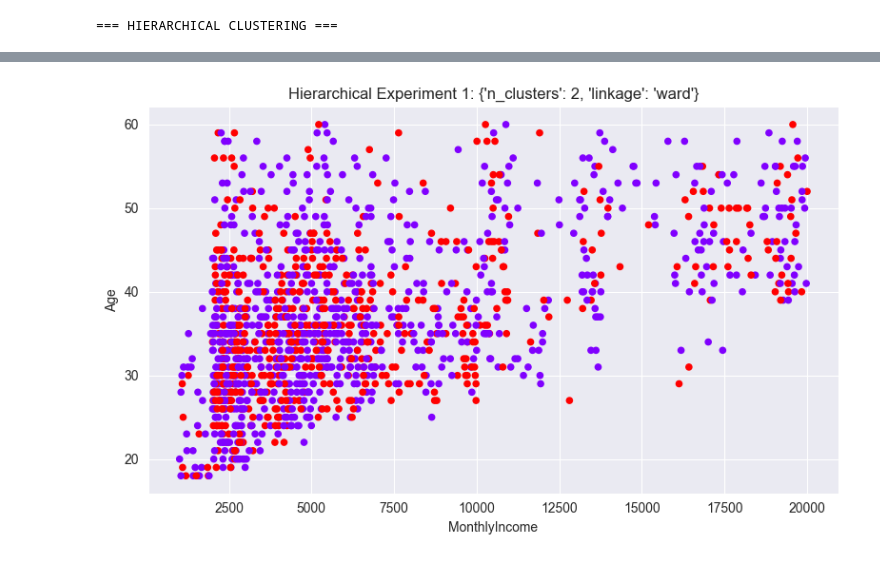
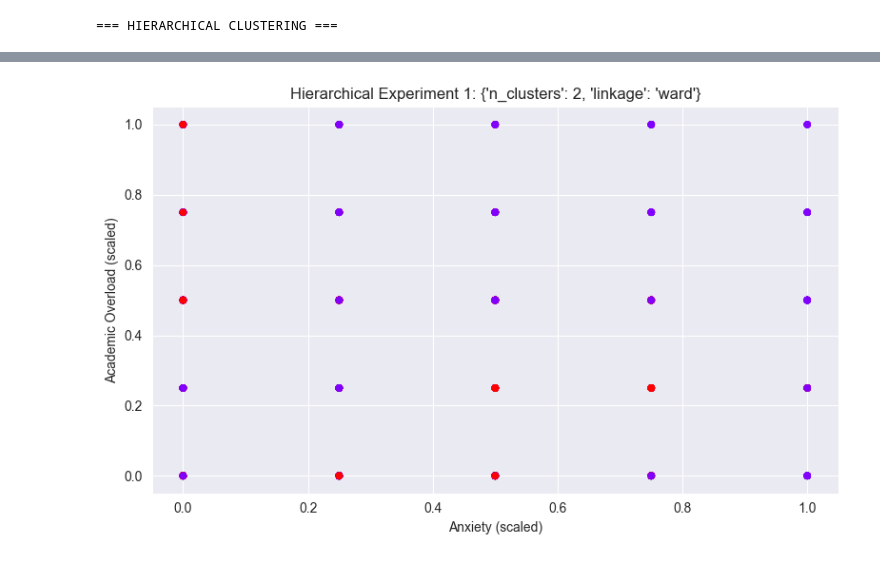
Before and after one commit to Brabham1/machine-learning, a Jupyter notebook: sample.ipynb, the cells around one changed output, grey strips where cells are left out. Cells and saved outputs as stored; diff of their text form; code cells hidden in the pictures.

```diff
--- a/sample.ipynb
+++ b/sample.ipynb
@@ -257,81 +304,72 @@ weighted avg       0.79      0.77      0.78       441
 # %%
-import numpy as np
-from sklearn.neighbors import NearestNeighbors
-from sklearn.cluster import KMeans, DBSCAN
-from sklearn.metrics import silhouette_score
+df = pd.read_csv("Stress_Dataset_cleaned.csv")
+X_raw = df.drop(columns=["stress_type"])
 
-df = pd.read_csv('HR_Analytics_cleaned.csv')
-X = df.drop(columns=['Attrition'])
 
-# === K-Means (5 different k values) ===
+scaler = MinMaxScaler()
+X = pd.DataFrame(scaler.fit_transform(X_raw), columns=X_raw.columns)
+
+
 print("=== K-MEANS ===")
 k_values = [2, 3, 4, 5, 6]
 silhouette_scores = []
 
 for k in k_values:
-      kmeans = KMeans(n_clusters=k, init='k-means++', random_state=42)
-      labels = kmeans.fit_predict(X)
-      score = silhouette_score(X, labels)
-      silhouette_scores.append(score)
-      print(f"k={k} | Silhouette Score: {score:.4f}")
+    kmeans = KMeans(n_clusters=k, init="k-means++", random_state=42)
+    labels = kmeans.fit_predict(X)
+    score = silhouette_score(X, labels)
+    silhouette_scores.append(score)
+    print(f"k={k} | Silhouette Score: {score:.4f}")
 
 plt.figure(figsize=(8, 5))
-plt.plot(k_values, silhouette_scores, marker='o')
-plt.xlabel('Number of Clusters (k)')
-plt.ylabel('Silhouette Score')
-plt.title('K-Means - Silhouette Score per k')
+plt.plot(k_values, silhouette_scores, marker="o")
+plt.xlabel("Number of Clusters (k)")
+plt.ylabel("Silhouette Score")
+plt.title("K-Means - Silhouette Score per k")
 plt.tight_layout()
 plt.show()
 
-  # Best k
 best_k = k_values[np.argmax(silhouette_scores)]
 print(f"\nBest k: {best_k} (score: {max(silhouette_scores):.4f})")
 
-  # Plot best k clusters
-kmeans_best = KMeans(n_clusters=best_k, init='k-means++', random_state=42)
+kmeans_best = KMeans(n_clusters=best_k, init="k-means++", random_state=42)
 labels_best = kmeans_best.fit_predict(X)
-
 plt.figure(figsize=(8, 5))
-plt.scatter(X['MonthlyIncome'], X['Age'], c=labels_best, cmap='rainbow', s=20)
-plt.xlabel('MonthlyIncome')
-plt.ylabel('Age')
-plt.title(f'K-Means Clustering (k={best_k})')
+plt.scatter(X["anxiety"], X["academic_overload"], c=labels_best, cmap="rainbow", s=20)
+plt.xlabel("Anxiety (scaled)")
+plt.ylabel("Academic Overload (scaled)")
+plt.title(f"K-Means Clustering (k={best_k})")
 plt.tight_layout()
 plt.show()
 
- # === Hierarchical Clustering (3 experiments) ===
+
 print("\n=== HIERARCHICAL CLUSTERING ===")
-from sklearn.cluster import AgglomerativeClustering
-import scipy.cluster.hierarchy as shc
 
-  # Dendrogram
 plt.figure(figsize=(14, 8))
-plt.title('Dendrogram')
-plt.xlabel('Data Points')
-plt.ylabel('Euclidean Distance')
-dendrogram = shc.dendrogram(shc.linkage(X, method='ward'))
+plt.title("Dendrogram (truncated)")
+plt.xlabel("Data Points")
+plt.ylabel("Euclidean Distance")
+shc.dendrogram(shc.linkage(X, method="ward"), truncate_mode="level", p=5)
 plt.tight_layout()
 plt.show()
 
 hc_configs = [
-      {'n_clusters': 2, 'linkage': 'ward'},
-      {'n_clusters': 3, 'linkage': 'ward'},
-      {'n_clusters': 3, 'linkage': 'complete'},
-  ]
-
+    {"n_clusters": 2, "linkage": "ward"},
+    {"n_clusters": 3, "linkage": "ward"},
+    {"n_clusters": 3, "linkage": "complete"},
+]
 for i, params in enumerate(hc_configs, 1):
-      hc = AgglomerativeClustering(**params)
-      labels = hc.fit_predict(X)
-      score = silhouette_score(X, labels)
-      print(f"\nExperiment {i}: {params}")
-      print(f"  Silhouette Score: {score:.4f}")
-
-      plt.figure(figsize=(8, 5))
-      plt.scatter(X['MonthlyIncome'], X['Age'], c=labels, cmap='rainbow', s=20)
-      plt.xlabel('MonthlyIncome')
-      plt.ylabel('Age')
-      plt.title(f'Hierarchical Experiment {i}: {params}')
-      plt.tight_layout()
-      plt.show()
+    hc = AgglomerativeClustering(**params)
+    labels = hc.fit_predict(X)
+    score = silhouette_score(X, labels)
+    print(f"\nExperiment {i}: {params}")
+    print(f"  Silhouette Score: {score:.4f}")
+    plt.figure(figsize=(8, 5))
+    plt.scatter(X["anxiety"], X["academic_overload"], c=labels, cmap="rainbow", s=20)
+    plt.xlabel("Anxiety (scaled)")
+    plt.ylabel("Academic Overload (scaled)")
+    plt.title(f"Hierarchical Experiment {i}: {params}")
+    plt.tight_layout()
+    plt.show()
 # %% [output]
 === K-MEANS ===
@@ -350,2 +388,2 @@ Experiment 1: {'n_clusters': 2, 'linkage': 'ward'}
-[figure, old version]
+[figure, new version]
 Experiment 2: {'n_clusters': 3, 'linkage': 'ward'}
```
Also changed, not shown: parts of 5 cells of this notebook, 5 other files.
